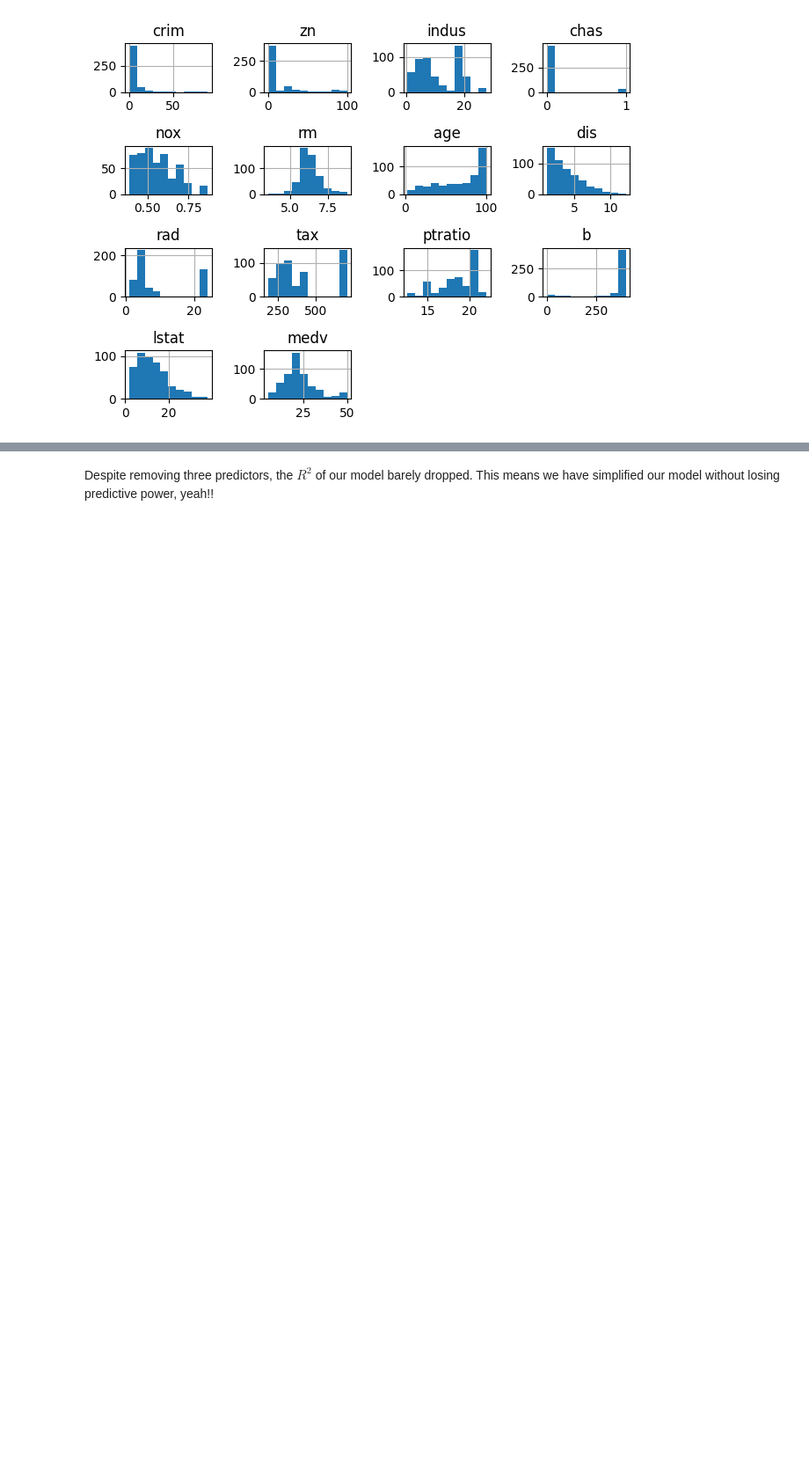
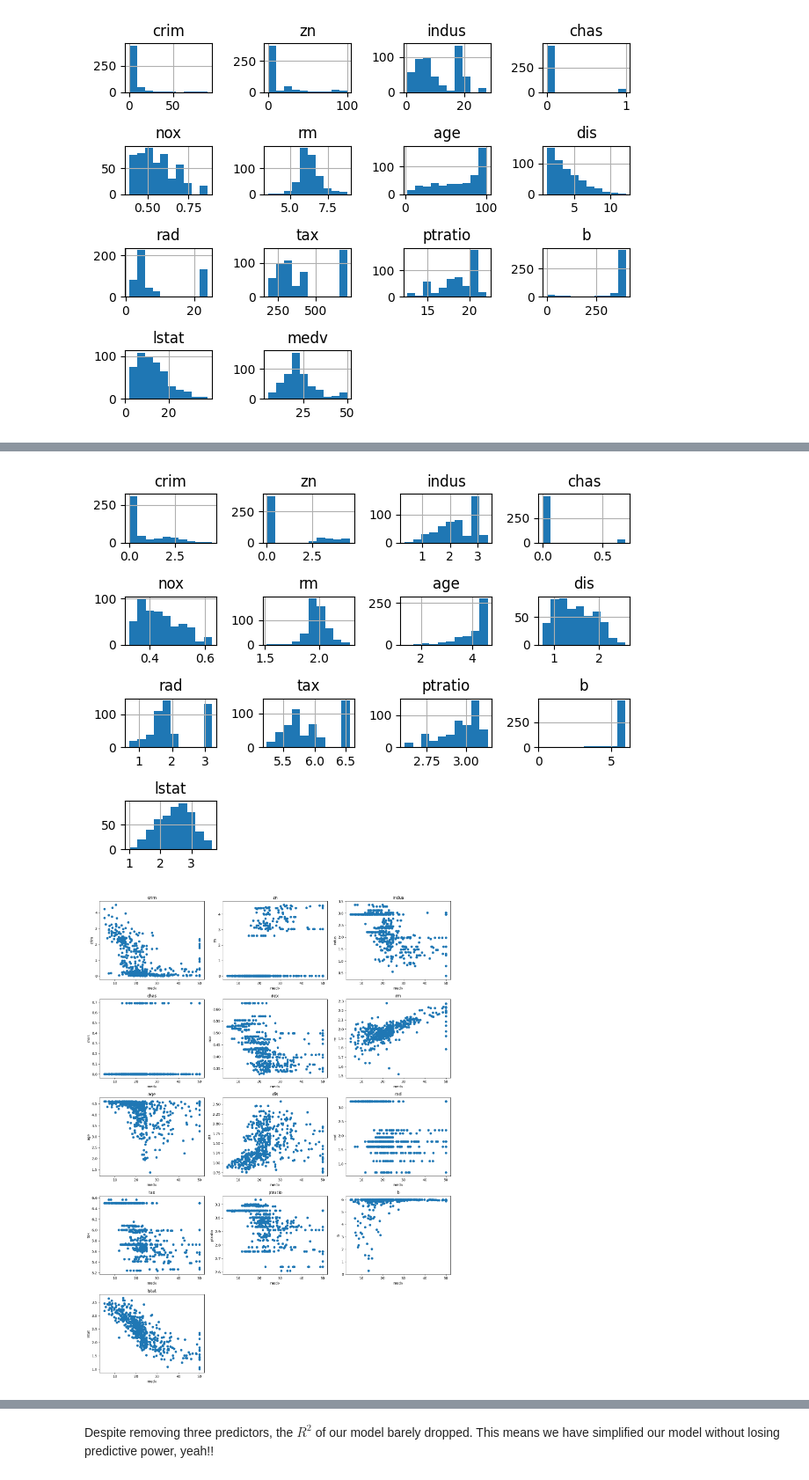
Before and after one commit to DataScienceForEngineers/DataProcTraining, a Jupyter notebook: Module 3/LinearRegression.ipynb, the cells around one changed output, grey strips where cells are left out. Shown: that part at 88% size. Drawn from its saved outputs; the diff is of its cells as text; code cells hidden in the pictures; blank space fills up the shorter version.

```diff
--- a/Module 3/LinearRegression.ipynb
+++ b/Module 3/LinearRegression.ipynb
@@ -126,0 +133,26 @@ Chas is a binary variable (0 or 1), so we do not worry about it being normal.
+# %%
+log_df = housing_df.drop(['medv'], axis = 1)    #create a new DataFrame which excludes medv
+log_df = np.log(log_df+1)   #transform all columns in the DataFrame with the function ln(x + 1). The +1 is included because some of our variables include 0 and ln(0) is undefined.
+
+#Look at the Histograms
+log_df.hist(bins = 10)
+plt.tight_layout()
+plt.show()
+
+# Create scatter plots
+x=1 # index for subplot number
+plt.figure(figsize=(15, 20))  # Adjust width and height so they don't come out tiny
+for col in log_df.columns:
+    plt.subplot(5,3,x)
+    plt.scatter(housing_df["medv"], log_df[col])
+    plt.title(col)
+    plt.xlabel("medv")
+    plt.ylabel(col)
+    x+=1
+
+# Show Plots
+plt.tight_layout()
+plt.show()
+# %% [output]
+[figure, added]
+[figure, added]
```
Also changed, not shown: parts of 33 cells of this notebook, 2 other files.
